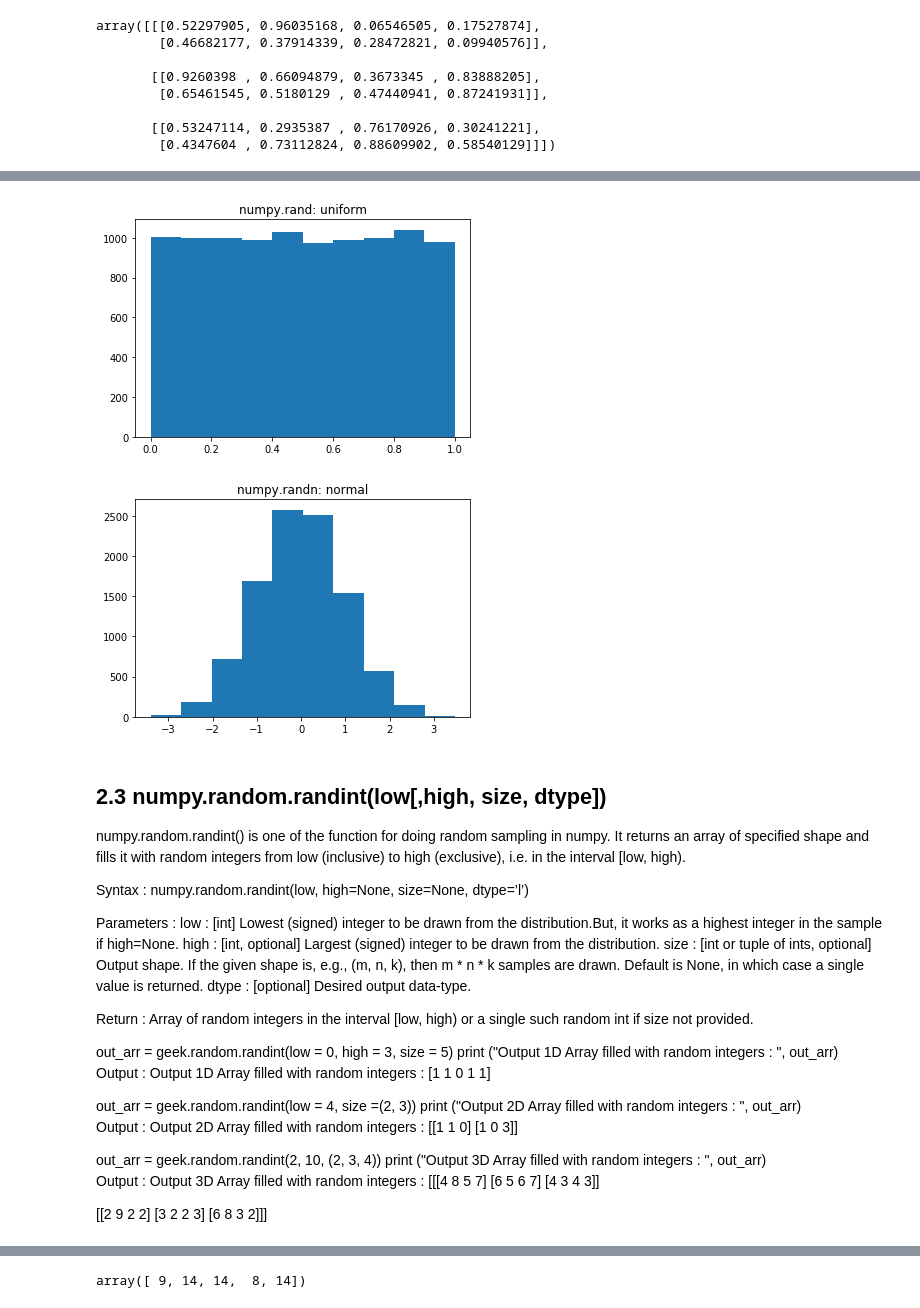
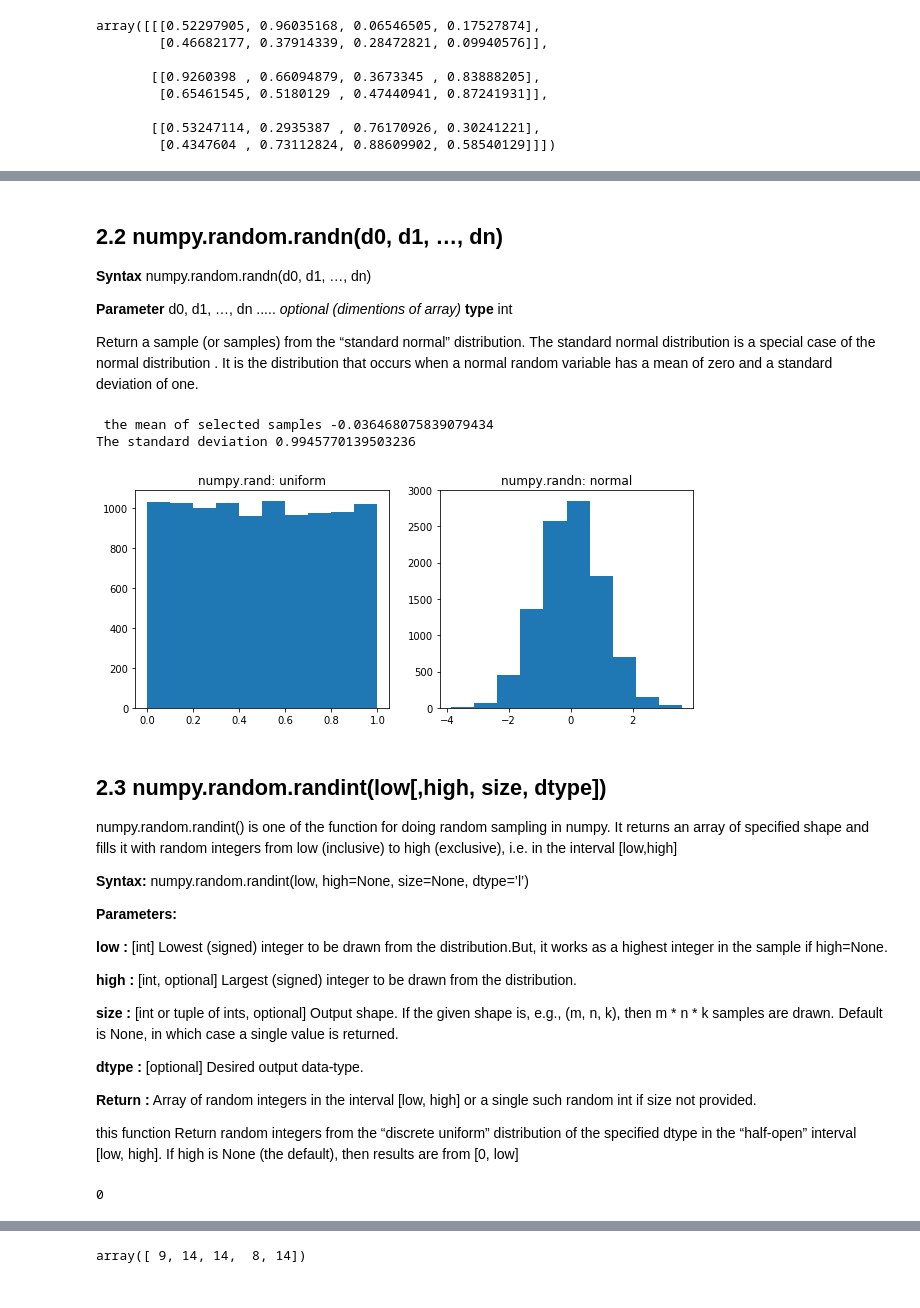
Before and after one commit to Freeha-S/numpy-random, a Jupyter notebook: numpy-random.ipynb, the cells around one changed output, grey strips where cells are left out. Cells and saved outputs as stored; diff of their text form; code cells hidden in the pictures.

```diff
--- a/numpy-random.ipynb
+++ b/numpy-random.ipynb
@@ -112,62 +94,54 @@ array([ 5.75562902e-01,  1.39504571e+00, -3.96161145e-01,  2.01984344e-01,
+# %% [markdown]
+## 2.2 numpy.random.randn(d0, d1, …, dn)
+__Syntax__ numpy.random.randn(d0, d1, …, dn)
+
+__Parameter__ d0, d1, …, dn ..... *optional (dimentions of array)* __type__ int
+
+   Return a sample (or samples) from the “standard normal” distribution. The standard normal distribution is a special case of the normal distribution . It is the distribution that occurs when a normal random variable has a mean of zero and a standard deviation of one.
+# %%
+rn=np.random.randn(1000)
+print(" the mean of selected samples",rn.mean())# the mean of standard normal distribution be equal to 0
+print("The standard deviation",rn.std())# the standard deviation  be equal to 1
+# %% [output]
+ the mean of selected samples -0.036468075839079434
+The standard deviation 0.9945770139503236
 # %%
 # to see the difference between rand (uniform distribution) and randn (normal distribution)
 sample_size = 10000
 uniform = np.random.rand(sample_size)
 normal = np.random.randn(sample_size)
 
-pdf, bins, patches = plt.hist(uniform)
-plt.title('numpy.rand: uniform')
+fig, (ax1,ax2)= plt.subplots(ncols=2, figsize=(10,4))
+ax1.hist(uniform)
+ax2.hist(normal)
+ax1.set_title('numpy.rand: uniform')
+ax2.set_title('numpy.randn: normal')
 plt.show()
-
-pdf, bins, patches = plt.hist(normal)
-plt.title('numpy.randn: normal')
-plt.show()
 # %% [output]
-[figure, old version]
+[figure, new version]
-[figure, removed]
 # %% [markdown]
 ## 2.3 numpy.random.randint(low[,high, size, dtype])
-numpy.random.randint() is one of the function for doing random sampling in numpy. It returns an array of specified shape and fills it with random integers from low (inclusive) to high (exclusive), i.e. in the interval [low, high).
+numpy.random.randint() is one of the function for doing random sampling in numpy. It returns an array of specified shape and fills it with random integers from low (inclusive) to high (exclusive), i.e. in the interval [low,high]
 
-Syntax : numpy.random.randint(low, high=None, size=None, dtype=’l’)
+__Syntax:__  numpy.random.randint(low, high=None, size=None, dtype=’l’)
 
-Parameters :
-low : [int] Lowest (signed) integer to be drawn from the distribution.But, it works as a highest integer in the sample if high=None.
-high : [int, optional] Largest (signed) integer to be drawn from the distribution.
-size : [int or tuple of ints, optional] Output shape. If the given shape is, e.g., (m, n, k), then m * n * k samples are drawn. Default is None, in which case a single value is returned.
-dtype : [optional] Desired output data-type.
+__Parameters:__
 
+__low :__ [int] Lowest (signed) integer to be drawn from the distribution.But, it works as a highest integer in the sample if high=None.
 
+__high :__ [int, optional] Largest (signed) integer to be drawn from the distribution.
 
+__size :__ [int or tuple of ints, optional] Output shape. If the given shape is, e.g., (m, n, k), then m * n * k samples are drawn. Default is None, in which case a single value is returned.
 
+__dtype :__ [optional] Desired output data-type.
 
-Return : Array of random integers in the interval [low, high) or a single such random int if size not provided.
+__Return :__ Array of random integers in the interval [low, high] or a single such random int if size not provided.
 
-
-out_arr = geek.random.randint(low = 0, high = 3, size = 5)
-print ("Output 1D Array filled with random integers : ", out_arr)
-Output :
-Output 1D Array filled with random integers :  [1 1 0 1 1]
-
-
-
-out_arr = geek.random.randint(low = 4, size =(2, 3))
-print ("Output 2D Array filled with random integers : ", out_arr)
-Output :
-Output 2D Array filled with random integers :  [[1 1 0]
- [1 0 3]]
-
-
-out_arr = geek.random.randint(2, 10, (2, 3, 4))
-print ("Output 3D Array filled with random integers : ", out_arr)
-Output :
-Output 3D Array filled with random integers :  [[[4 8 5 7]
-  [6 5 6 7]
-  [4 3 4 3]]
-
- [[2 9 2 2]
-  [3 2 2 3]
-  [6 8 3 2]]]
+this function Return random integers from the “discrete uniform” distribution of the specified dtype in the “half-open” interval [low, high]. If high is None (the default), then results are from [0, low]
+# %%
+np.random.randint(5)# If high is None (the default), then results are from [0, low]
+# %% [output]
+0
 # %%
 np.random.randint(5,15) # generate a random number between 5 - 14
 # %% [output]
```
Also changed, not shown: parts of 44 cells of this notebook, 1 other file.
